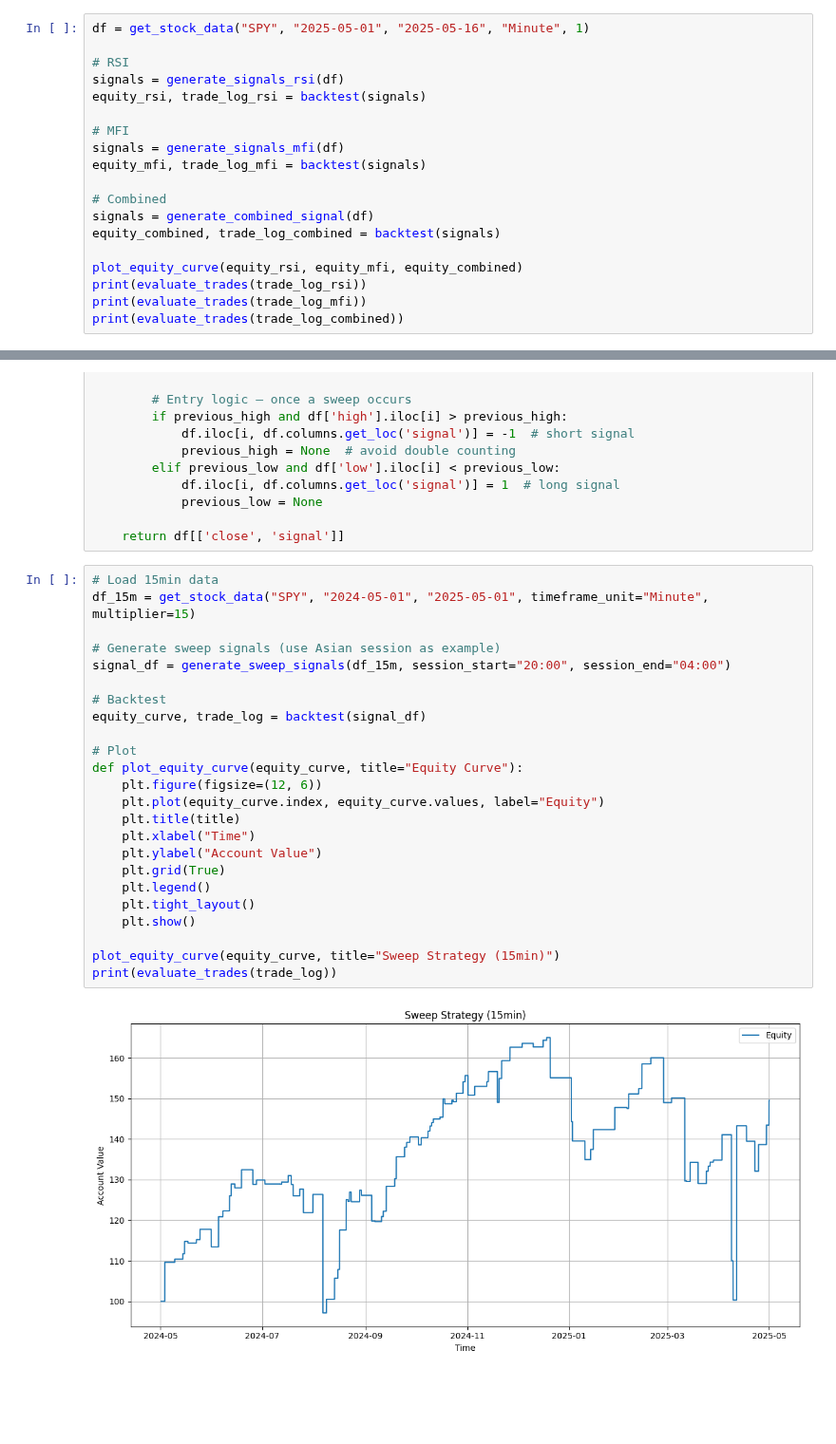
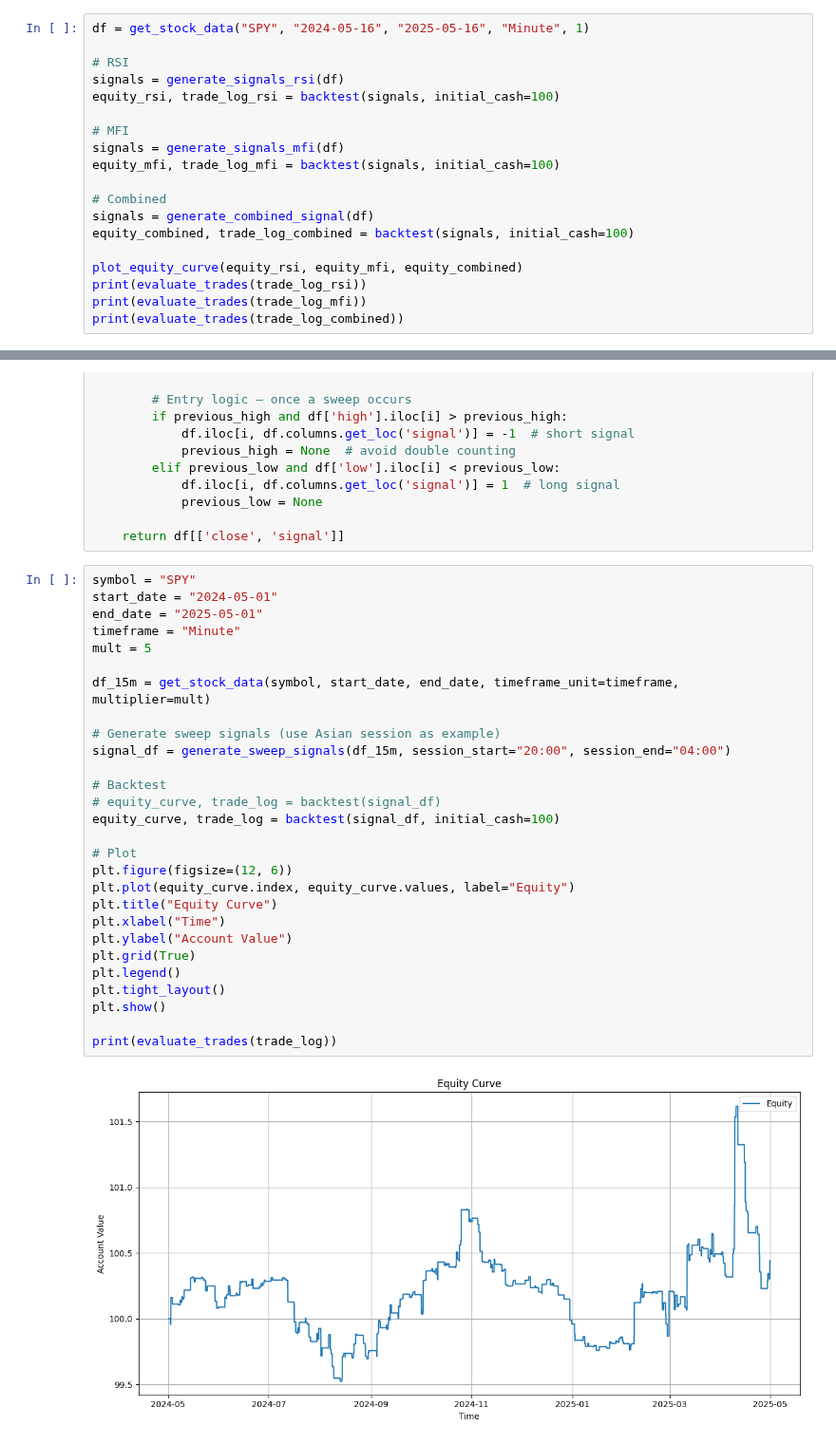
Before and after one commit to Code-For-3/Trading-for-Dummies, a Jupyter notebook: Indicators.ipynb, the cells around one changed output, grey strips where cells are left out. Shown at 95% size. Saved outputs shown, nothing was run; the diff lists cells and outputs as text; blank space fills up the shorter version.

```diff
--- a/Indicators.ipynb
+++ b/Indicators.ipynb
@@ -121,19 +121,19 @@ def plot_equity_curve(equity_rsi, equity_mfi, equity_combined):
     plt.tight_layout()
     plt.show()
 # %%
-df = get_stock_data("SPY", "2025-05-01", "2025-05-16", "Minute", 1)
+df = get_stock_data("SPY", "2024-05-16", "2025-05-16", "Minute", 1)
 
 # RSI
 signals = generate_signals_rsi(df)
-equity_rsi, trade_log_rsi = backtest(signals)
+equity_rsi, trade_log_rsi = backtest(signals, initial_cash=100)
 
 # MFI
 signals = generate_signals_mfi(df)
-equity_mfi, trade_log_mfi = backtest(signals)
+equity_mfi, trade_log_mfi = backtest(signals, initial_cash=100)
 
 # Combined
 signals = generate_combined_signal(df)
-equity_combined, trade_log_combined = backtest(signals)
+equity_combined, trade_log_combined = backtest(signals, initial_cash=100)
 
 plot_equity_curve(equity_rsi, equity_mfi, equity_combined)
 print(evaluate_trades(trade_log_rsi))
@@ -236,28 +236,32 @@ def generate_sweep_signals(df, session_start="00:00", session_end="23:59"):
 
     return df[['close', 'signal']]
 # %%
-# Load 15min data
-df_15m = get_stock_data("SPY", "2024-05-01", "2025-05-01", timeframe_unit="Minute", multiplier=15)
+symbol = "SPY"
+start_date = "2024-05-01"
+end_date = "2025-05-01"
+timeframe = "Minute"
+mult = 5
+
+df_15m = get_stock_data(symbol, start_date, end_date, timeframe_unit=timeframe, multiplier=mult)
 
 # Generate sweep signals (use Asian session as example)
 signal_df = generate_sweep_signals(df_15m, session_start="20:00", session_end="04:00")
 
 # Backtest
-equity_curve, trade_log = backtest(signal_df)
+# equity_curve, trade_log = backtest(signal_df)
+equity_curve, trade_log = backtest(signal_df, initial_cash=100)
 
 # Plot
-def plot_equity_curve(equity_curve, title="Equity Curve"):
-    plt.figure(figsize=(12, 6))
-    plt.plot(equity_curve.index, equity_curve.values, label="Equity")
-    plt.title(title)
-    plt.xlabel("Time")
-    plt.ylabel("Account Value")
-    plt.grid(True)
-    plt.legend()
-    plt.tight_layout()
-    plt.show()
+plt.figure(figsize=(12, 6))
+plt.plot(equity_curve.index, equity_curve.values, label="Equity")
+plt.title("Equity Curve")
+plt.xlabel("Time")
+plt.ylabel("Account Value")
+plt.grid(True)
+plt.legend()
+plt.tight_layout()
+plt.show()
 
-plot_equity_curve(equity_curve, title="Sweep Strategy (15min)")
 print(evaluate_trades(trade_log))
 # %% [output]
-[figure, old version]
+[figure, new version]
```
Also changed, not shown: parts of 9 cells of this notebook, 1 other file.
